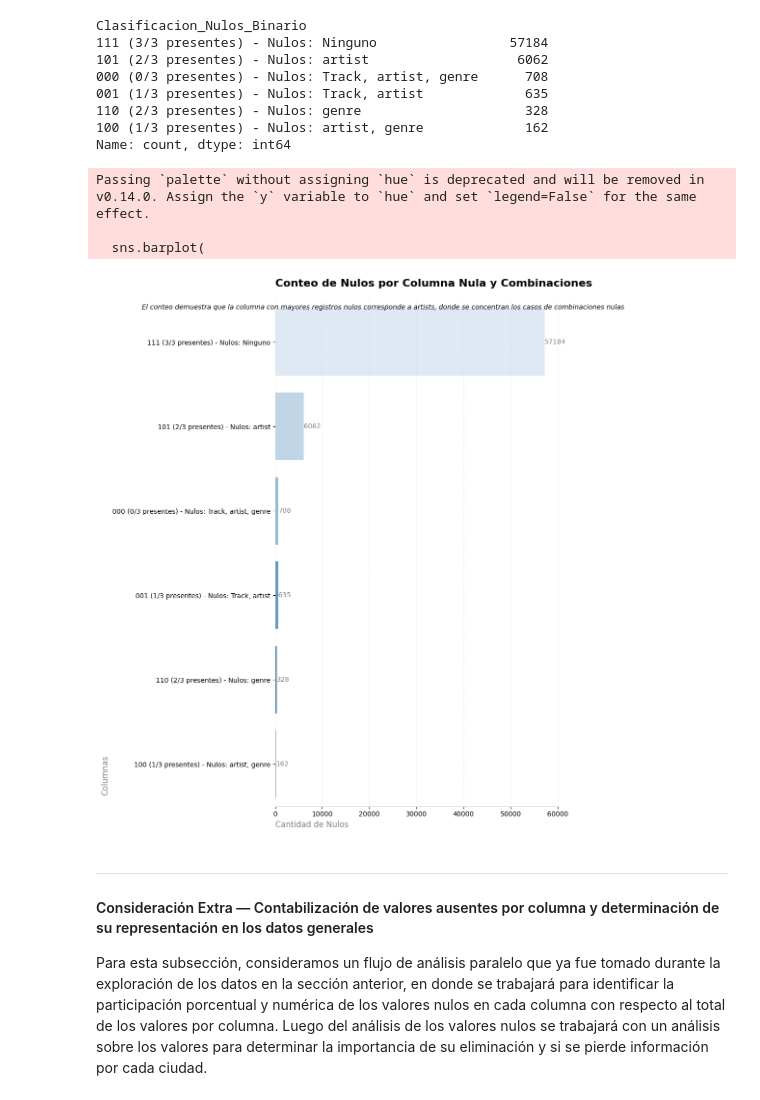
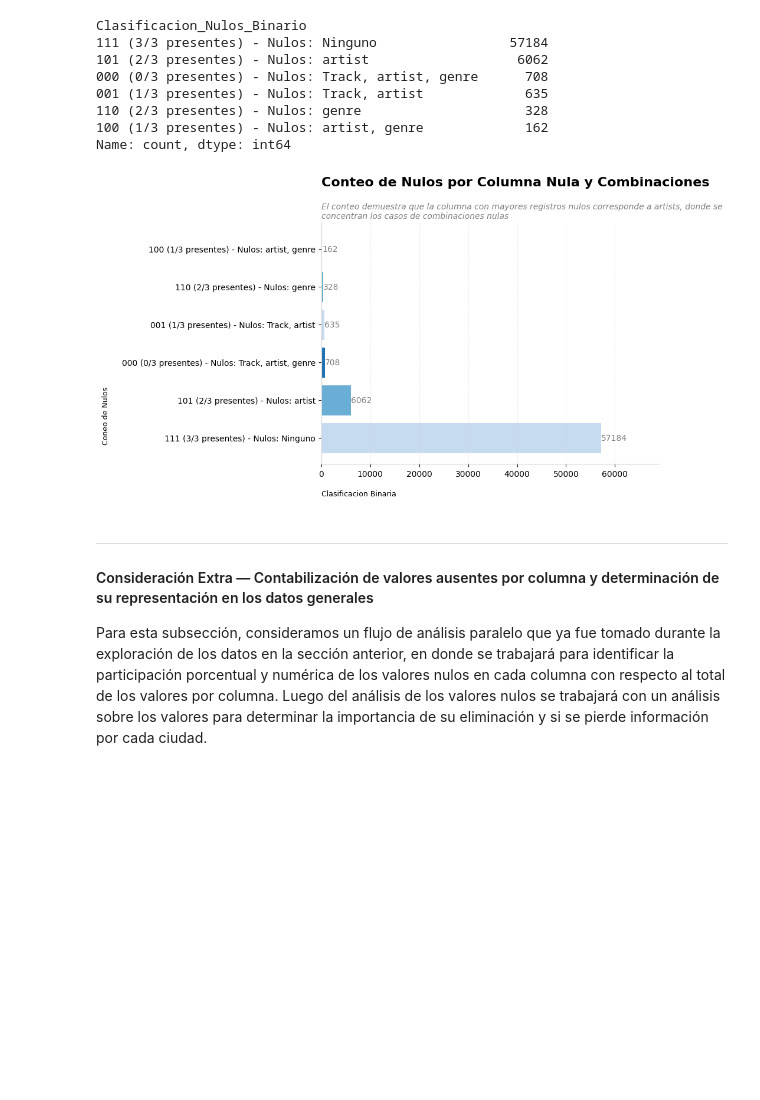
Before and after one commit to Volv1t3/MidtermDataAnalysisProject, a Jupyter notebook: src/python/notebooks/Proyecto_Medio_Semestre_ Arellano.ipynb, the cells around one changed output. Cells and saved outputs as stored; diff of their text form; code cells hidden in the pictures; blank space fills up the shorter version.

```diff
--- a/src/python/notebooks/Proyecto_Medio_Semestre_ Arellano.ipynb
+++ b/src/python/notebooks/Proyecto_Medio_Semestre_ Arellano.ipynb
@@ -762,18 +958,18 @@ Name: count, dtype: int64
 # %%
 #? 2.1 Visualizacion adicional de la exploracion de los resultados nulos
 clasificacion_binaria_extraida = pd.DataFrame(data_as_is_copy['Clasificacion_Nulos_Binario'].value_counts())
 crear_barchart_storytelling(
-    data=clasificacion_binaria_extraida,
-    y="Clasificacion_Nulos_Binario",
-    x="count",
+    data=clasificacion_binaria_extraida.reset_index(),
+    y_axis_data="Clasificacion_Nulos_Binario",
+    x_axis_title='Clasificacion Binaria',
+    x_axis_data="count",
+    y_axis_title='Coneo de Nulos',
+    fig_size=(10,6),
     color_palette=generate_blue_palette(len(clasificacion_binaria_extraida.index)),
     title="Conteo de Nulos por Columna Nula y Combinaciones",
-    subtitle="El conteo demuestra que la columna con mayores registros nulos corresponde a artists, donde se concentran los casos de combinaciones nulas")
+    subtitle="El conteo demuestra que la columna con mayores registros nulos corresponde a artists, donde se\nconcentran los casos de combinaciones nulas")
 # %% [output]
-Passing `palette` without assigning `hue` is deprecated and will be removed in v0.14.0. Assign the `y` variable to `hue` and set `legend=False` for the same effect.
-
-  sns.barplot(
-[figure, old version]
+[figure, new version]
 # %% [markdown]
 <hr>
 
```
Also changed, not shown: parts of 36 cells of this notebook, 2 other files.
